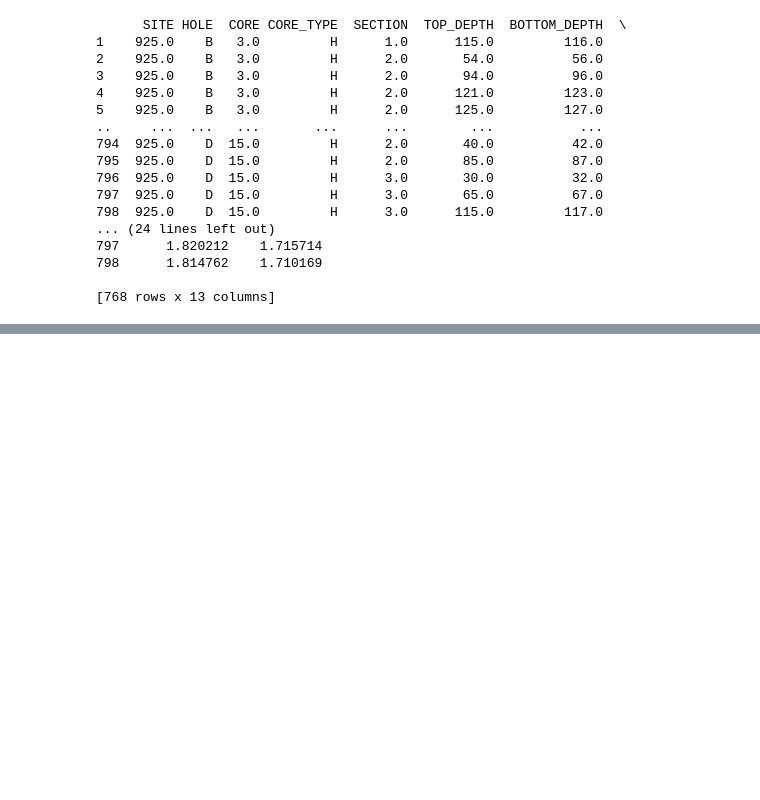
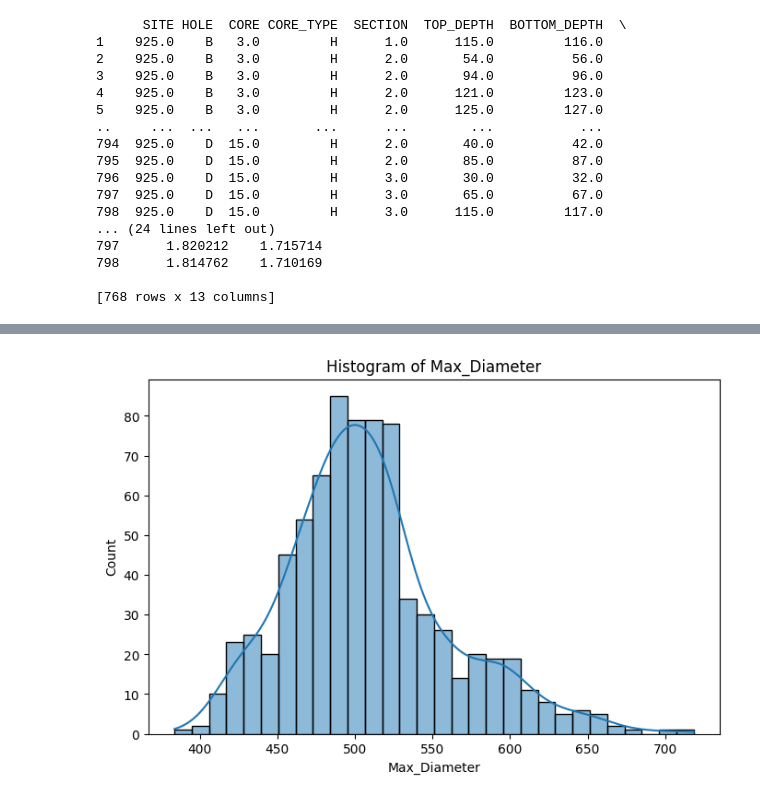
Before and after one commit to SimarleenDung/Data-Science-Mini-Project, a Jupyter notebook: Code.ipynb, the cells around one changed output, grey strips where cells are left out. Saved outputs shown, nothing was run; the diff lists cells and outputs as text; code cells hidden in the pictures; blank space fills up the shorter version.

```diff
--- a/Code.ipynb
+++ b/Code.ipynb
@@ -434,0 +396,90 @@ ValueError: Could not interpret value `Age_Group` for parameter `hue`
+# %%
+import pandas as pd
+import seaborn as sns
+import matplotlib.pyplot as plt
+import os
+import numpy as np
+
+file_path = "C:/Users/Simu/Documents/Github/Data-Science-Mini-Project/question_one_data.csv"
+save_path = "C:/Users/Simu/Documents/Github/Data-Science-Mini-Project/plots/"
+os.makedirs(save_path, exist_ok=True)
+df = pd.read_csv(file_path) #, sheet_name='Sheet1')
+
+
+print("\nShape of data:", df.shape)
+print("\nMissing Values:\n", df.isnull().sum())
+print("\nNumber of duplicate rows:", df.duplicated().sum())
+print("\nSummary Statistics:\n", df.describe())
+
+df.rename(columns={
+    "Age (Ma)": "Age_Ma",
+    "Max (Diameter) (µm)": "Max_Diameter",
+    "Min (Diameter) (µm)": "Min_Diameter",
+    "Elongation": "Elongation"
+}, inplace=True)
+
+df_sorted = df.sort_values(by="Age_Ma", ascending=True).reset_index(drop=True)
+
+# divid the data into two groups
+df_sorted["Age_Group"] = pd.qcut(df_sorted["Age_Ma"], q=5, labels=[
+    "0.01-0.62MA", "0.63-1.31MA", "1.31-1.93MA", "1.93-2.76MA", "2.77-5.00MA"
+])
+
+# calculate the gap of data
+age_label = df_sorted.groupby("Age_Group")["Age_Ma"].agg(["min", "max"])
+age_label["Interval"] = age_label["max"] - age_label["min"]
+print("\nLabeled Age Group Time Intervals (Million Years, Ma):")
+print(age_label)
+
+
+selected_cols = ["Max_Diameter", "Min_Diameter", "Elongation"]
+plt.rcParams['font.sans-serif'] = ['SimHei']
+plt.rcParams['axes.unicode_minus'] = False
+
+for col in selected_cols:
+    plt.figure(figsize=(8, 5))
+    sns.histplot(df_sorted[col], kde=True, bins=30)
+    plt.title(f"Histogram of {col}")
+    plt.xlabel(col)
+    plt.ylabel("Count")
+    plt.savefig(f"{save_path}Histogram_{col}.png", dpi=300)
+    plt.show()
+
+# outliers
+def detect_outliers_iqr(df, cols, factor=1.5):
+    outliers_info = {}
+    for col in cols:
+        Q1 = df[col].quantile(0.25)
+        Q3 = df[col].quantile(0.75)
+        IQR = Q3 - Q1
+        lower_bound = Q1 - factor * IQR
+        upper_bound = Q3 + factor * IQR
+        outlier_mask = (df[col] < lower_bound) | (df[col] > upper_bound)
+        outliers_info[col] = {
+            "lower_bound": lower_bound,
+            "upper_bound": upper_bound,
+            "count": outlier_mask.sum(),
+            "outliers": df.loc[outlier_mask]
+        }
+    return outliers_info
+
+iqr_outliers = detect_outliers_iqr(df_sorted, selected_cols)
+for col, info in iqr_outliers.items():
+    print(f"\nColumn: {col}")
+    print(f"Lower bound: {info['lower_bound']:.2f}, Upper bound: {info['upper_bound']:.2f}")
+    print(f"Number of outliers: {info['count']}")
+    print(f"Example outliers:\n{info['outliers'].head()}")
+
+def remove_outliers_iqr(df, cols, factor=1.5):
+    df_clean = df.copy()
+    for col in cols:
+        Q1 = df[col].quantile(0.25)
+        Q3 = df[col].quantile(0.75)
+        IQR = Q3 - Q1
+        lower_bound = Q1 - factor * IQR
+        upper_bound = Q3 + factor * IQR
+        df_clean = df_clean[(df_clean[col] >= lower_bound) & (df_clean[col] <= upper_bound)]
+    return df_clean
+
+cleaned_data = remove_outliers_iqr(df_sorted, selected_cols)
+# %% [output]
@@ -434,0 +537 @@ ValueError: Could not interpret value `Age_Group` for parameter `hue`
+[figure, added]
```
Also changed, not shown: parts of 7 cells of this notebook, 42 other files.
